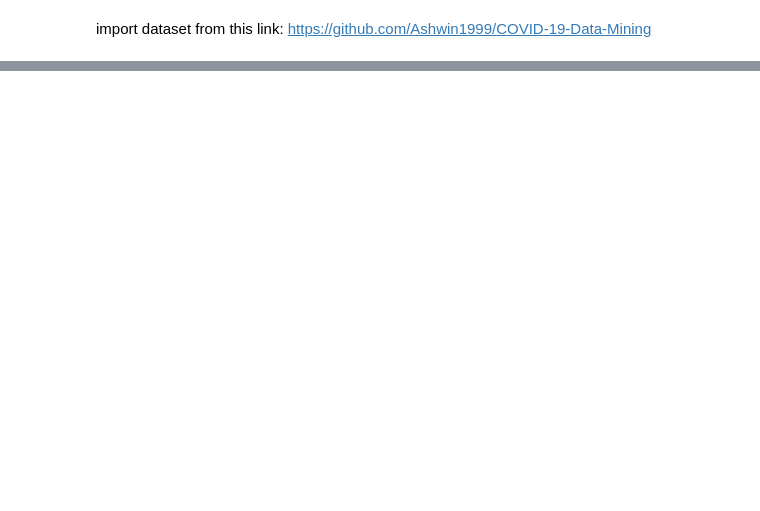
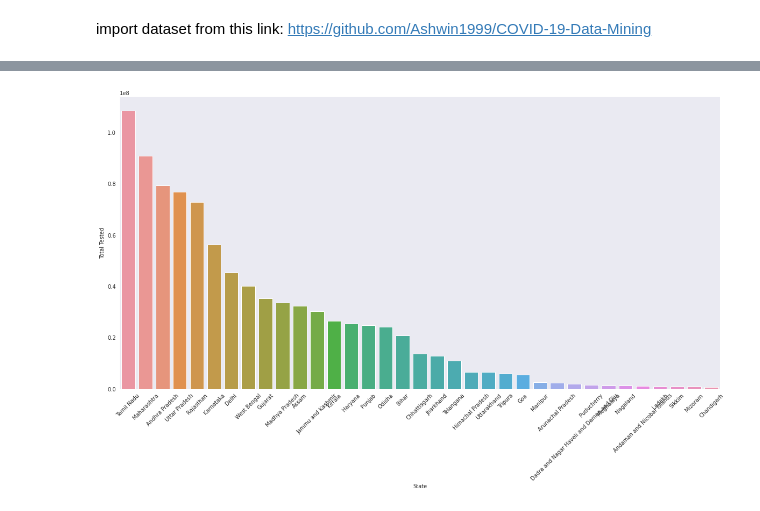
Before and after one commit to acchu99/covid-19-data-mining, a Jupyter notebook: COVID_19_Data_Mining.ipynb, the cells around one changed output, grey strips where cells are left out. Drawn from its saved outputs; the diff is of its cells as text; code cells hidden in the pictures; blank space fills up the shorter version.

```diff
--- a/COVID_19_Data_Mining.ipynb
+++ b/COVID_19_Data_Mining.ipynb
@@ -24,8 +12,11 @@ testing_india.head()
 # %%
 files = [
-         'https://raw.githubusercontent.com/Ashwin1999/COVID-19-Data-Mining/master/COVID-Time%20Series%20Data/time_series_covid_19_confirmed.csv',
-         'https://raw.githubusercontent.com/Ashwin1999/COVID-19-Data-Mining/master/COVID-Time%20Series%20Data/time_series_covid_19_confirmed_US.csv',
-         'https://raw.githubusercontent.com/Ashwin1999/COVID-19-Data-Mining/master/COVID-Time%20Series%20Data/time_series_covid_19_deaths.csv',
-         'https://raw.githubusercontent.com/Ashwin1999/COVID-19-Data-Mining/master/COVID-Time%20Series%20Data/time_series_covid_19_deaths_US.csv',
-         'https://raw.githubusercontent.com/Ashwin1999/COVID-19-Data-Mining/master/COVID-Time%20Series%20Data/time_series_covid_19_recovered.csv',
+         'https://raw.githubusercontent.com/Ashwin1999/COVID-19-Data-Mining/Arnab/COVID-DataTimeSeries(India)/complete.csv',
+         'https://raw.githubusercontent.com/Ashwin1999/COVID-19-Data-Mining/Arnab/COVID-DataTimeSeries(India)/district_level_latest.csv',
+         'https://raw.githubusercontent.com/Ashwin1999/COVID-19-Data-Mining/Arnab/COVID-DataTimeSeries(India)/nation_level_daily.csv',
+         'https://raw.githubusercontent.com/Ashwin1999/COVID-19-Data-Mining/Arnab/COVID-DataTimeSeries(India)/patients_data.csv',
+         'https://raw.githubusercontent.com/Ashwin1999/COVID-19-Data-Mining/Arnab/COVID-DataTimeSeries(India)/state_level_daily.csv',
+         'https://raw.githubusercontent.com/Ashwin1999/COVID-19-Data-Mining/Arnab/COVID-DataTimeSeries(India)/state_level_latest.csv',
+         'https://raw.githubusercontent.com/Ashwin1999/COVID-19-Data-Mining/Arnab/COVID-DataTimeSeries(India)/tests_day_wise.csv',
+         'https://raw.githubusercontent.com/Ashwin1999/COVID-19-Data-Mining/Arnab/COVID-DataTimeSeries(India)/tests_state_wise.csv',
 ]
@@ -189,0 +23,3 @@ f3_ax2.set_ylabel(" ",fontsize=0);
+# %%
+testingstatewise=pd.read_csv(files[7])
+testingstatewise
@@ -189,0 +40,9 @@ f3_ax2.set_ylabel(" ",fontsize=0);
+# %%
+plt.figure(figsize=(20,10))
+stateforbar=testingstatewise.groupby('State').sum().sort_values('Total Tested',ascending=False)
+stateforbar.reset_index(inplace=True)
+sns.barplot(x='State',y='Total Tested',data=stateforbar)
+plt.xticks(rotation=45)
+plt.show()
+# %% [output]
+[figure, added]
```
Also changed, not shown: parts of 23 cells of this notebook.
